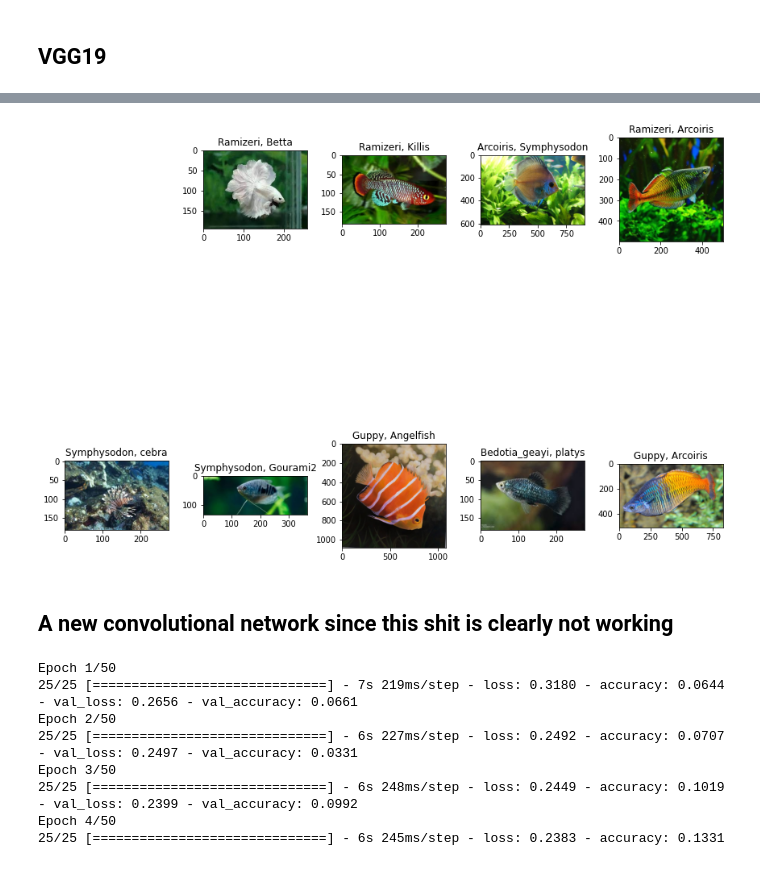
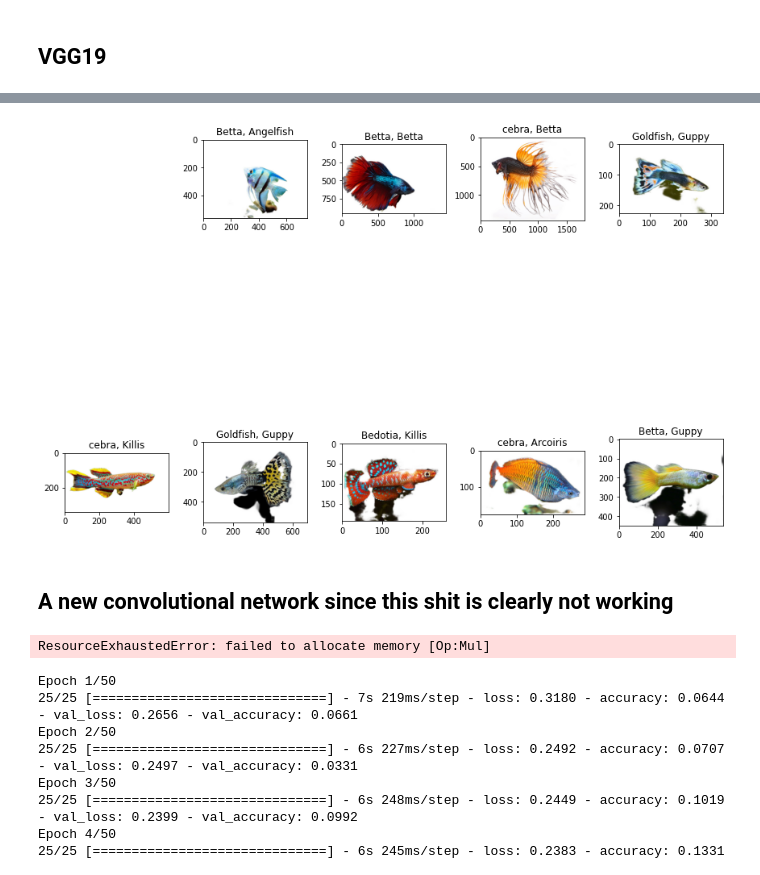
Before and after one commit to npi2015/peces, a Jupyter notebook: preprocesado.ipynb, the cells around one changed output, grey strips where cells are left out. Saved outputs shown, nothing was run; the diff lists cells and outputs as text; code cells hidden in the pictures.

```diff
--- a/preprocesado.ipynb
+++ b/preprocesado.ipynb
@@ -522,7 +532,7 @@ for i, filename in zip(range(1,10), validate_df['Filename'][:10]):
     plt.subplot(2,5, i+1)
     plt.imshow(imread(TEST_PATH+'/'+filename))
     result = np.where(preds_vgg16[i] == preds_vgg16[i].max())
-    plt.title(f"{INV_CLASSES[result[0][0]]}, {filename.split('.')[0]}")
+    plt.title(f"{INV_CLASSES[result[0][0]]}, {re.split(r'[0-9]',filename)[0]}")
 
 plt.tight_layout()
 plt.savefig('prediccion_vgg16')
@@ -550,10 +560,10 @@ x = layers.Flatten()(base_model.output)
 x = layers.Dense(512, activation='relu')(x)
 
 # Add a dropout rate of 0.5
-x = layers.Dropout(0.5)
+x = layers.Dropout(0.5)(x)
 
 # Add a final sigmoid layer for classification
-x = layers.Dense(15, activation='softmax')(x)
+x = layers.Dense(9, activation='softmax')(x)
 
 vgg19_model = tf.keras.models.Model(base_model.input, x)
 
@@ -563,6 +571,6 @@ ResourceExhaustedError: OOM when allocating tensor with shape[3,3,512,512] and t
 # %%
 vgg19_model.fit(train_generator,
          validation_data = validation_generator,
-         batch_size = 256,
+         batch_size = 128,
          epochs = 50,
          callbacks = [earlystop])
@@ -569,37 +596,39 @@ vgg19_model.fit(train_generator,
 # %%
-preds_vgg19 = vgg19_model.predict(X_test)
+preds_vgg19 = vgg19_model.predict(X_test[0:10])
 # %%
 plt.figure(figsize=(12, 12))
 for i, filename in zip(range(1,10), validate_df['Filename'][:10]):
     plt.subplot(2,5, i+1)
     plt.imshow(imread(TEST_PATH+'/'+filename))
     result = np.where(preds_vgg19[i] == preds_vgg19[i].max())
-    plt.title(f"{INV_CLASSES[result[0][0]]}, {filename.split('.')[0]}")
+    plt.title(f"{INV_CLASSES[result[0][0]]}, {re.split(r'[0-9]',filename)[0]}")
 
 plt.tight_layout()
 plt.savefig('prediccion_vgg19')
 plt.show()
 # %% [output]
-[figure, old version]
+[figure, new version]
 # %% [markdown]
 ## A new convolutional network since this shit is clearly not working
 # %%
 from tensorflow import keras
 # %%
 model = keras.Sequential([
-    layers.Conv2D(64, (3,3), activation = 'relu', input_shape = (IM_SIZE, IM_SIZE, 3)),
-    layers.MaxPooling2D(pool_size = (2,2)),
-    layers.Conv2D(128, (3,3), activation = 'relu'),
-    layers.MaxPooling2D(pool_size = (2,2)),
-    layers.Conv2D(256, (3,3), activation = 'relu'),
-    layers.MaxPooling2D(pool_size = (2,2)),
+    layers.Conv2D(64, (11,11), activation = 'relu', input_shape = (IM_SIZE, IM_SIZE, 3)),
+    # layers.MaxPooling2D(pool_size = (3,2)),
+    layers.Conv2D(128, (5,5), activation = 'relu'),
+    layers.MaxPooling2D(pool_size = (3,3)),
+    # layers.Conv2D(256, (3,3), activation = 'relu'),
+    # layers.MaxPooling2D(pool_size = (2,2)),
     layers.Flatten(),
-    layers.Dense(128, activation = 'relu'),
-    layers.Dense(15, activation = 'softmax')])
+    layers.Dense(256, activation = 'relu'),
+    layers.Dense(9, activation = 'softmax')])
 
 model.compile(optimizer = 'adam',
-             loss = 'binary_crossentropy',
+             loss = 'categorical_crossentropy',
              metrics = ['accuracy'])
+# %% [output]
+ResourceExhaustedError: failed to allocate memory [Op:Mul]
 # %%
 model.fit(train_generator,
          validation_data = validation_generator,
```
Also changed, not shown: parts of 39 cells of this notebook.
